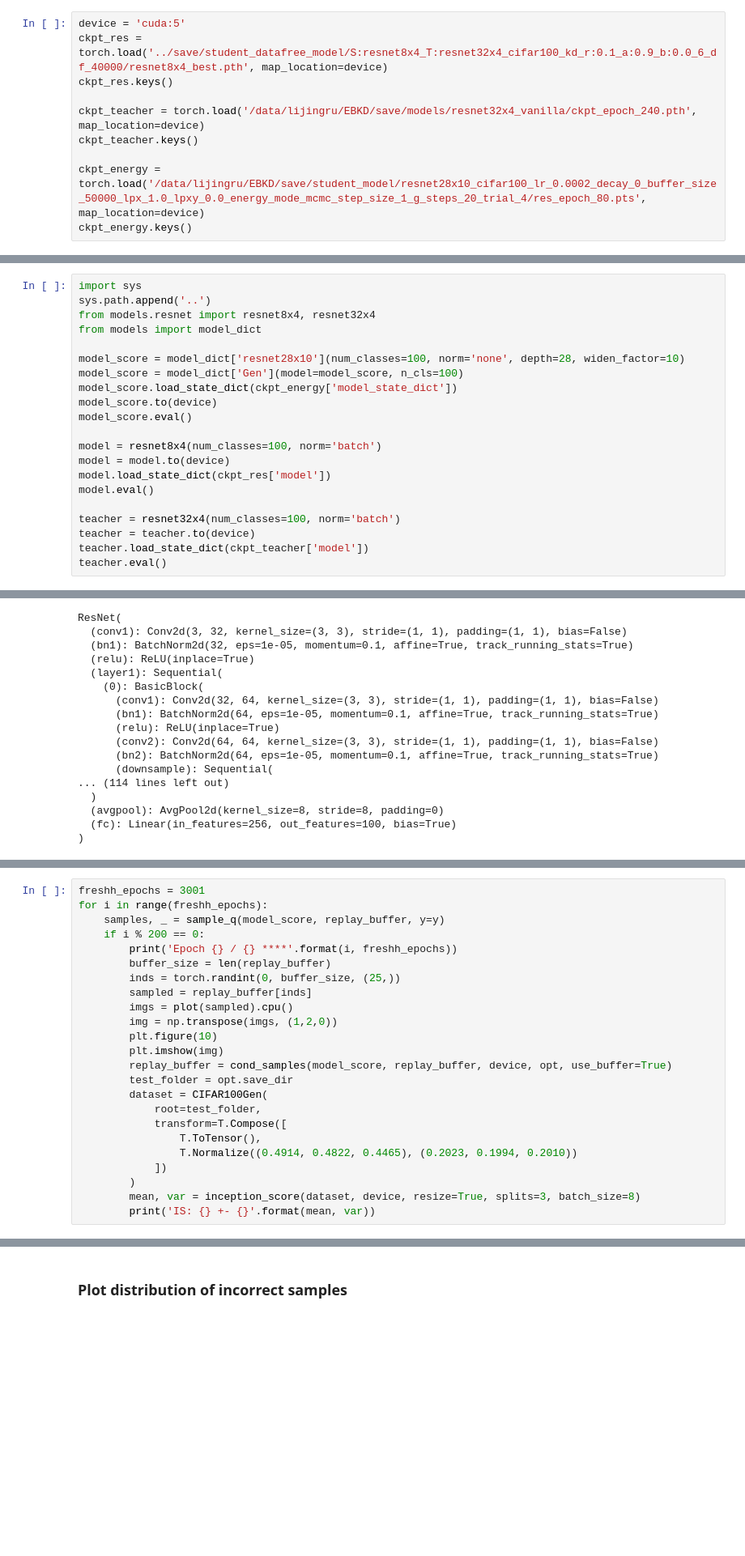
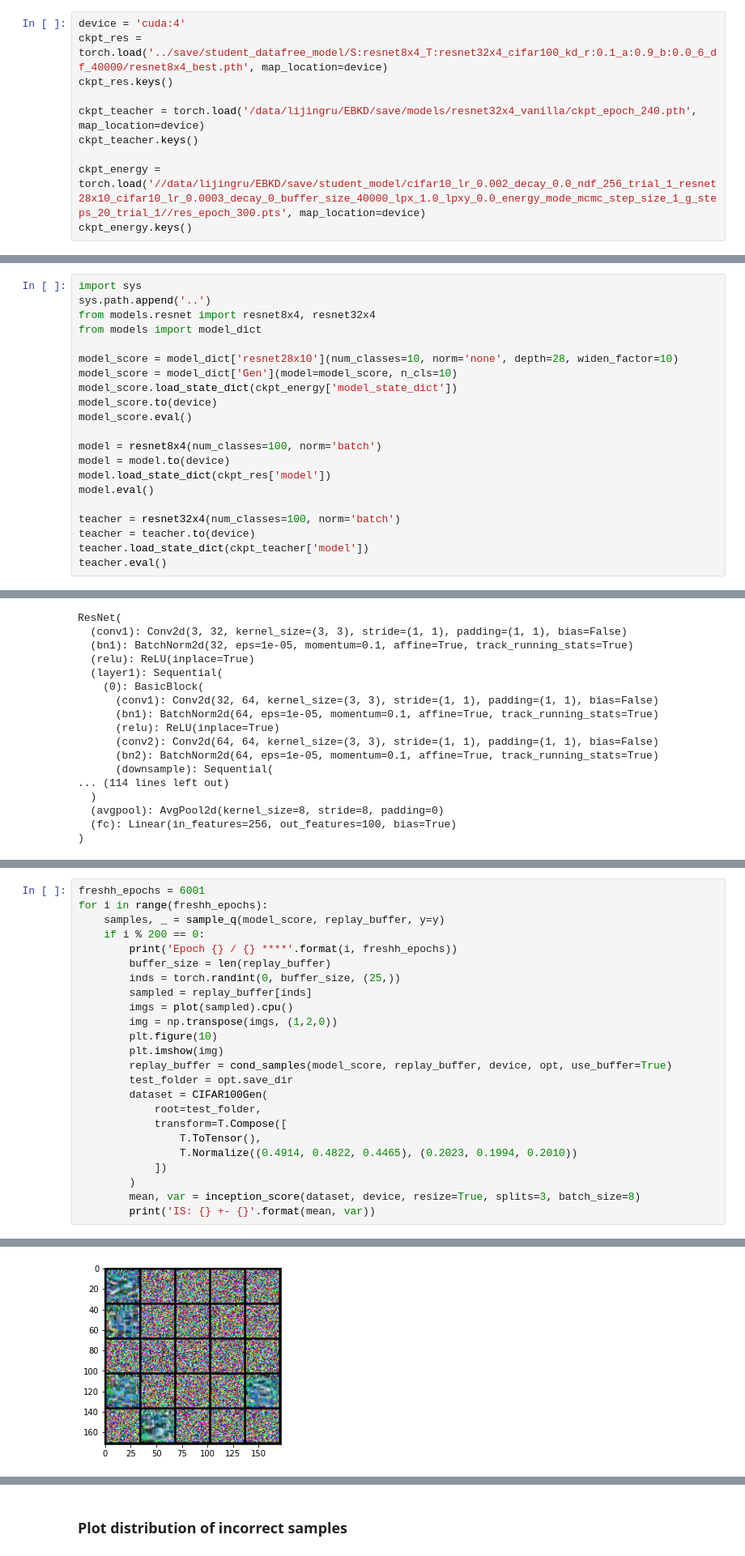
Before and after one commit to ljrprocc/EBKD, a Jupyter notebook: notebooks/plot_K_process.ipynb, the cells around one changed output, grey strips where cells are left out. Shown at 81% size. Cells and saved outputs as stored; diff of their text form; blank space fills up the shorter version.

```diff
--- a/notebooks/plot_K_process.ipynb
+++ b/notebooks/plot_K_process.ipynb
@@ -13,13 +13,13 @@ best.txt         img_samples    pxy_energy.npy  res_epoch_80.pts
 hyper            log.txt        qx_energy.npy   sample_10_perclass.png
 img_sample_eval  px_energy.npy  qxy_energy.npy
 # %%
-device = 'cuda:5'
+device = 'cuda:4'
 ckpt_res = torch.load('../save/student_datafree_model/S:resnet8x4_T:resnet32x4_cifar100_kd_r:0.1_a:0.9_b:0.0_6_df_40000/resnet8x4_best.pth', map_location=device)
 ckpt_res.keys()
 
 ckpt_teacher = torch.load('/data/lijingru/EBKD/save/models/resnet32x4_vanilla/ckpt_epoch_240.pth', map_location=device)
 ckpt_teacher.keys()
 
-ckpt_energy = torch.load('/data/lijingru/EBKD/save/student_model/resnet28x10_cifar100_lr_0.0002_decay_0_buffer_size_50000_lpx_1.0_lpxy_0.0_energy_mode_mcmc_step_size_1_g_steps_20_trial_4/res_epoch_80.pts', map_location=device)
+ckpt_energy = torch.load('//data/lijingru/EBKD/save/student_model/cifar10_lr_0.002_decay_0.0_ndf_256_trial_1_resnet28x10_cifar10_lr_0.0003_decay_0_buffer_size_40000_lpx_1.0_lpxy_0.0_energy_mode_mcmc_step_size_1_g_steps_20_trial_1//res_epoch_300.pts', map_location=device)
 ckpt_energy.keys()
 # %% [output]
@@ -30,8 +30,8 @@ sys.path.append('..')
 from models.resnet import resnet8x4, resnet32x4
 from models import model_dict
 
-model_score = model_dict['resnet28x10'](num_classes=100, norm='none', depth=28, widen_factor=10)
-model_score = model_dict['Gen'](model=model_score, n_cls=100)
+model_score = model_dict['resnet28x10'](num_classes=10, norm='none', depth=28, widen_factor=10)
+model_score = model_dict['Gen'](model=model_score, n_cls=10)
 model_score.load_state_dict(ckpt_energy['model_state_dict'])
 model_score.to(device)
 model_score.eval()
@@ -109,5 +110,5 @@ torch.Size([50000, 3, 32, 32])
 # %%
-freshh_epochs = 3001
+freshh_epochs = 6001
 for i in range(freshh_epochs):
     samples, _ = sample_q(model_score, replay_buffer, y=y)
     if i % 200 == 0:
@@ -169,3 +160,4 @@ Epoch 2400 / 3001 ****
+[figure, added]
 # %%
 from torchvision.datasets import CIFAR100
 from torchvision import transforms
```
Also changed, not shown: parts of 6 cells of this notebook, 18 other files.
